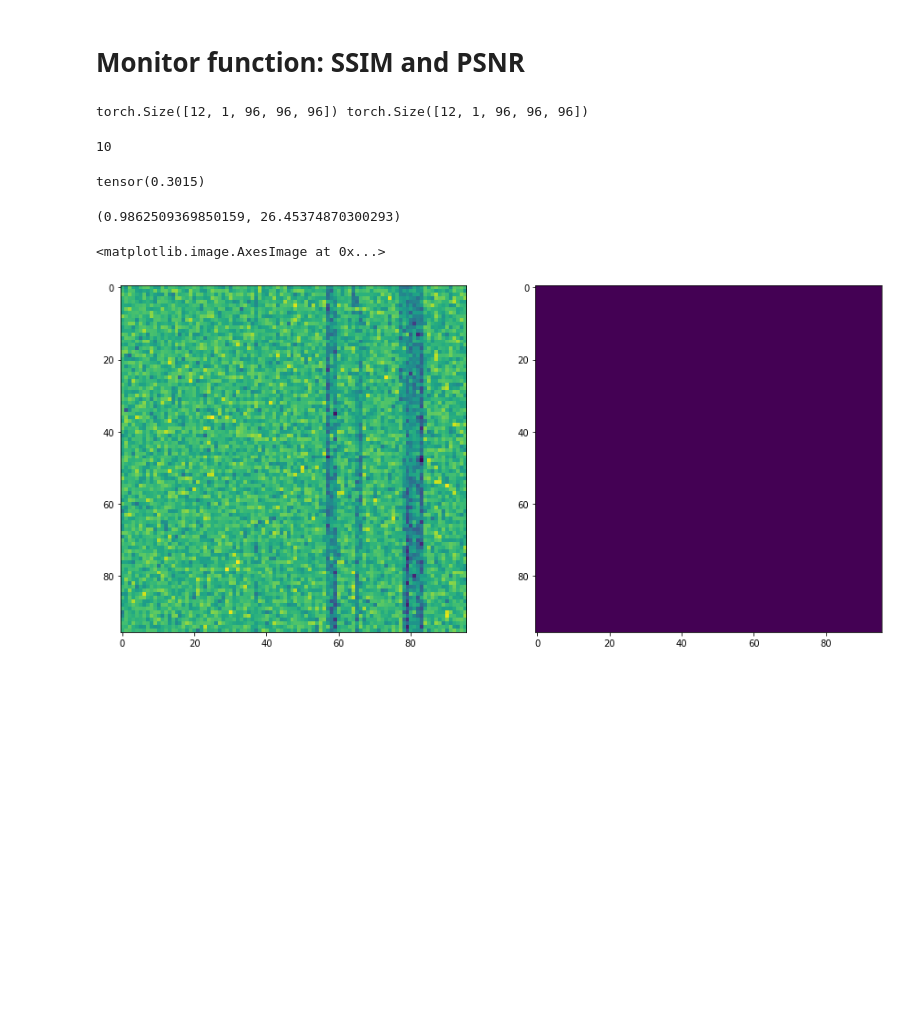
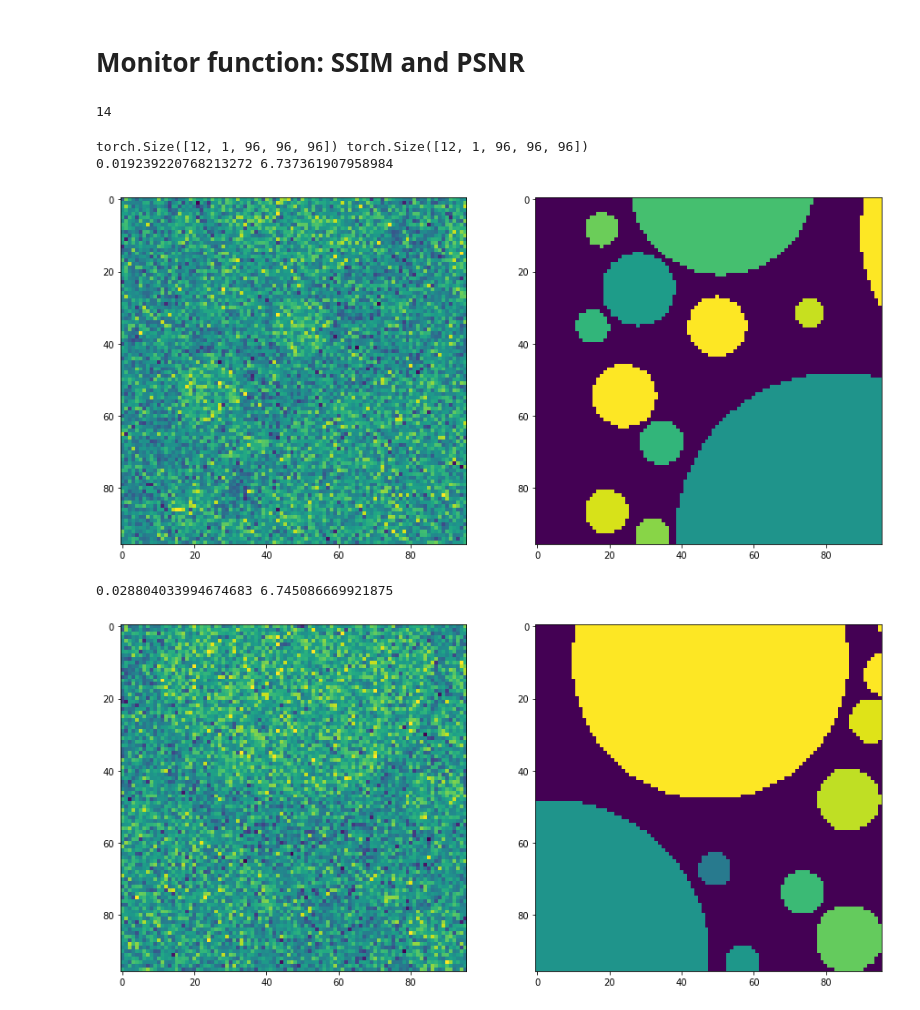
Before and after one commit to Fickincool/master-thesis, a Jupyter notebook: Notebooks/6.00_self2selfDenoising/6.01_model+loss_pilot.ipynb, the cells around one changed output. Saved outputs shown, nothing was run; the diff lists cells and outputs as text; code cells hidden in the pictures; blank space fills up the shorter version.

Commit message:
Separate training and prediction tasks. Create TomoPhantoms. Use correct scaling for ssim and psnr

```diff
--- a/Notebooks/6.00_self2selfDenoising/6.01_model+loss_pilot.ipynb
+++ b/Notebooks/6.00_self2selfDenoising/6.01_model+loss_pilot.ipynb
@@ -21,16 +21,14 @@ PARENT_PATH = setup.PARENT_PATH
 %autoreload 2
 # %%
 # cet_path = os.path.join(PARENT_PATH, 'data/raw_cryo-ET/tomo02.mrc')
+
 # cet_path = os.path.join(PARENT_PATH, 'data/S2SDenoising/dummy_tomograms/tomo02_dummy.mrc')
 # gt_cet_path = None
 
-simulated_model = 'model14'
-cet_path = os.path.join(
-    PARENT_PATH, "data/S2SDenoising/dummy_tomograms/tomoPhantom_%s_Poisson5000+Gauss5+stripes.mrc" %simulated_model
-)
-gt_cet_path = os.path.join(
-    PARENT_PATH, "data/S2SDenoising/dummy_tomograms/tomoPhantom_%s.mrc" %simulated_model
-)
+cet_path = os.path.join(PARENT_PATH,
+                        '/home/ubuntu/Thesis/data/S2SDenoising/dummy_tomograms/tomoPhantom_model8_noisyGaussPoissM.mrc')
+gt_cet_path = os.path.join(PARENT_PATH,
+                           '/home/ubuntu/Thesis/data/S2SDenoising/dummy_tomograms/tomoPhantom_model8.mrc')
 
 p = 0.3
 vol_scale_factor = 4
@@ -140,35 +138,37 @@ tensor([2315959.0000, 2294000.2500], grad_fn=<AddBackward0>)
 # %%
 from pytorch_msssim import ssim
 from torchmetrics.functional import peak_signal_noise_ratio, mean_squared_error
+# %%
+len(dloader)
+# %% [output]
+14
 # %%
+c = 0
 for batch in dloader:
     subtomo, target, mask, gt_subtomo = batch
-    print(subtomo.shape, target.shape)
-    break
+    c+=1
+    if c==7:
+        print(subtomo.shape, target.shape)
+        break
 
 for i,j in zip(torch.split(subtomo, my_dataset.n_bernoulli_samples), torch.split(gt_subtomo, my_dataset.n_bernoulli_samples)):
-    i, j
-    break
+
+    X = i.mean(0)
+    X = (X - X.min() + 1e-4)/(X.max()-X.min() + 1e-4)
+    Y = j.mean(0)
+    Y = (Y - Y.min() + 1e-4)/(Y.max()-Y.min() + 1e-4)
+
+    _ssim, _psnr = float(ssim(X, Y, data_range=1)), float(peak_signal_noise_ratio(X, Y, data_range=1))
+    print(_ssim, _psnr)
+
+    fig, (ax0, ax1) = plt.subplots(1, 2, figsize=(15, 8))
+    zidx = 46
+    ax0.imshow(X[0][zidx])
+    ax1.imshow(Y[0][zidx])
+    plt.show()
 # %% [output]
 torch.Size([12, 1, 96, 96, 96]) torch.Size([12, 1, 96, 96, 96])
+0.019239220768213272 6.737361907958984
+[figure, added]
+0.028804033994674683 6.745086669921875
+[figure, added]
-# %%
-data_range = 10
-data_range
-# %% [output]
-10
-# %%
-j.abs().max()
-# %% [output]
-tensor(0.3015)
-# %%
-float(ssim(i.mean((0)), j.mean((0)))), float(peak_signal_noise_ratio(i.mean((0)), j.mean((0)), data_range=data_range))
-# %% [output]
-(0.9862509369850159, 26.45374870300293)
-# %%
-fig, (ax0, ax1) = plt.subplots(1, 2, figsize=(15, 8))
-zidx = 46
-ax0.imshow(i.mean((0, 1))[zidx])
-ax1.imshow(j.mean((0, 1))[zidx])
-# %% [output]
-<matplotlib.image.AxesImage at 0x...>
-[figure, removed]
```
Also changed, not shown: parts of 2 cells of this notebook, 11 other files.
